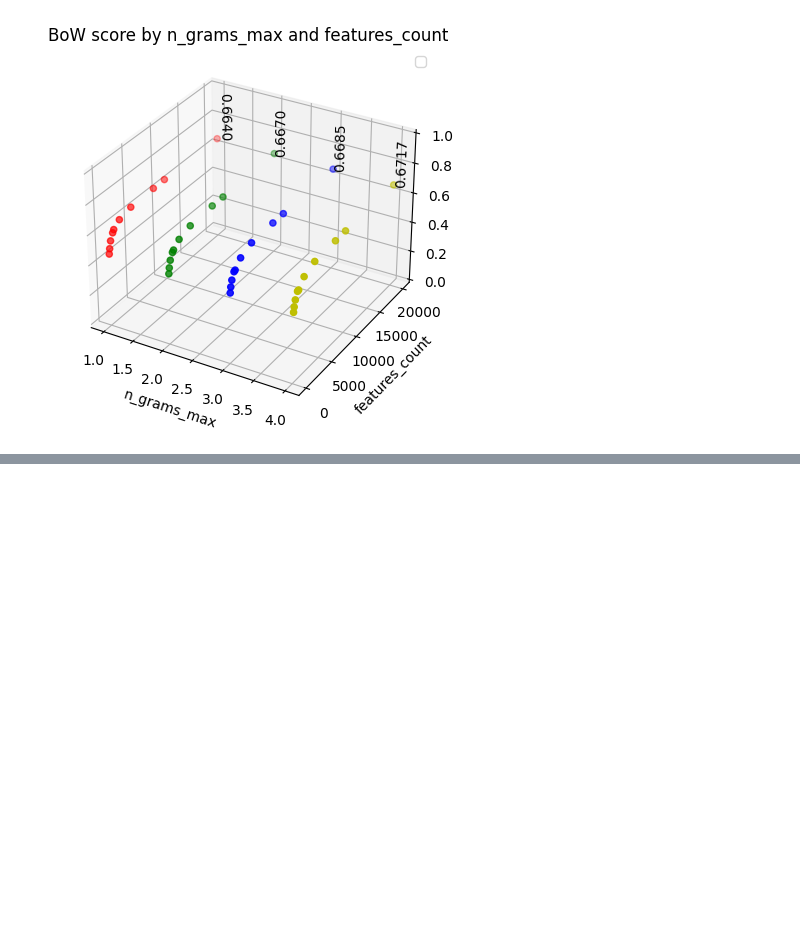
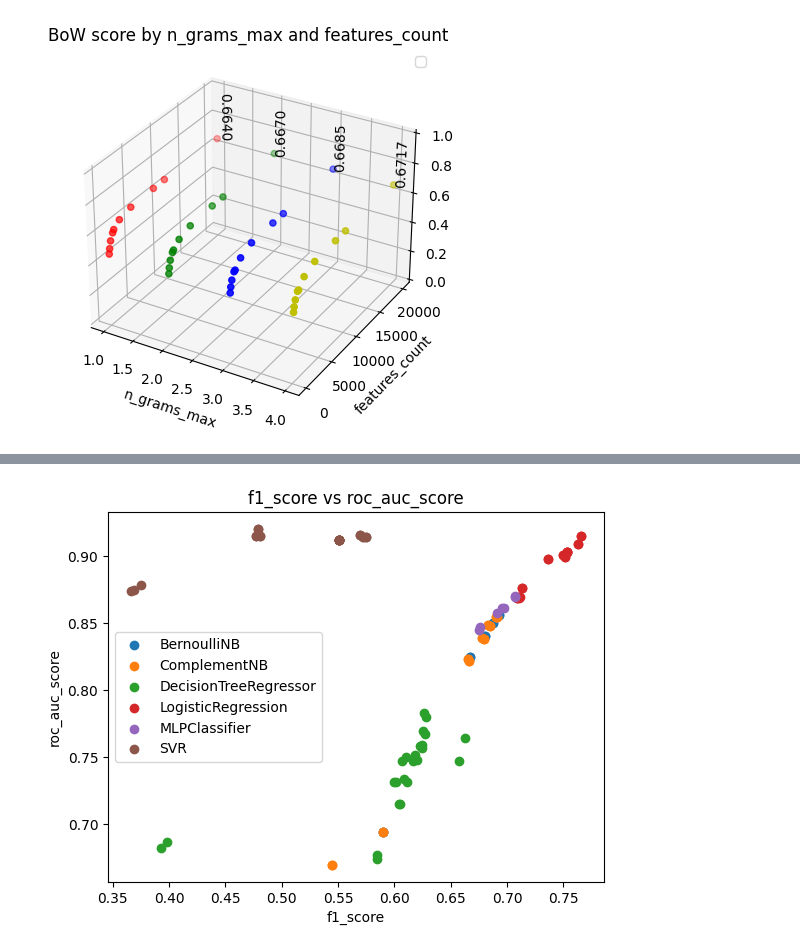
Before and after one commit to TomiukQT/diploma-thesis, a Jupyter notebook: src/plots.ipynb, the cells around one changed output, grey strips where cells are left out. Drawn from its saved outputs; the diff is of its cells as text; code cells hidden in the pictures; blank space fills up the shorter version.

```diff
--- a/src/plots.ipynb
+++ b/src/plots.ipynb
@@ -139,3 +140,29 @@ plt.show()
 # %% [output]
 No artists with labels found to put in legend.  Note that artists whose label start with an underscore are ignored when legend() is called with no argument.
 [figure]
+# %%
+df = pd.read_csv('out/results/Resultsnewdata.csv')
+df2 = pd.read_csv('out/results/ResultsSVR.csv')
+df3 = pd.read_csv('out/results/ResultsLR.csv')
+# concat both dfs
+df = pd.concat([df, df2, df3])
+# create new column named params, which contains only the params of the model
+df['params'] = df['name'].apply(lambda x: ''.join(x.split('-')[1:])[:-10])
+# transform name column, so that it contains only the name of the model
+df['fullname'] = df['name']
+df['name'] = df['name'].apply(lambda x: x.split('-')[0])
+display(df.head())
+# scatter f1 scores and  roc_auc_score, color dots based on name
+fig, ax = plt.subplots()
+for name, group in df.groupby('name'):
+      ax.scatter(group['f1_score'], group['roc_auc_score'], label=name)
+# show legend
+ax.legend()
+# set labels
+ax.set_xlabel('f1_score')
+ax.set_ylabel('roc_auc_score')
+# set title
+ax.set_title('f1_score vs roc_auc_score')
+# show plot
+plt.show()
+# %% [output]
@@ -141,0 +175 @@ No artists with labels found to put in legend.  Note that artists whose label st
+[figure, added]
```
Also changed, not shown: parts of 5 cells of this notebook, 6 other files.
